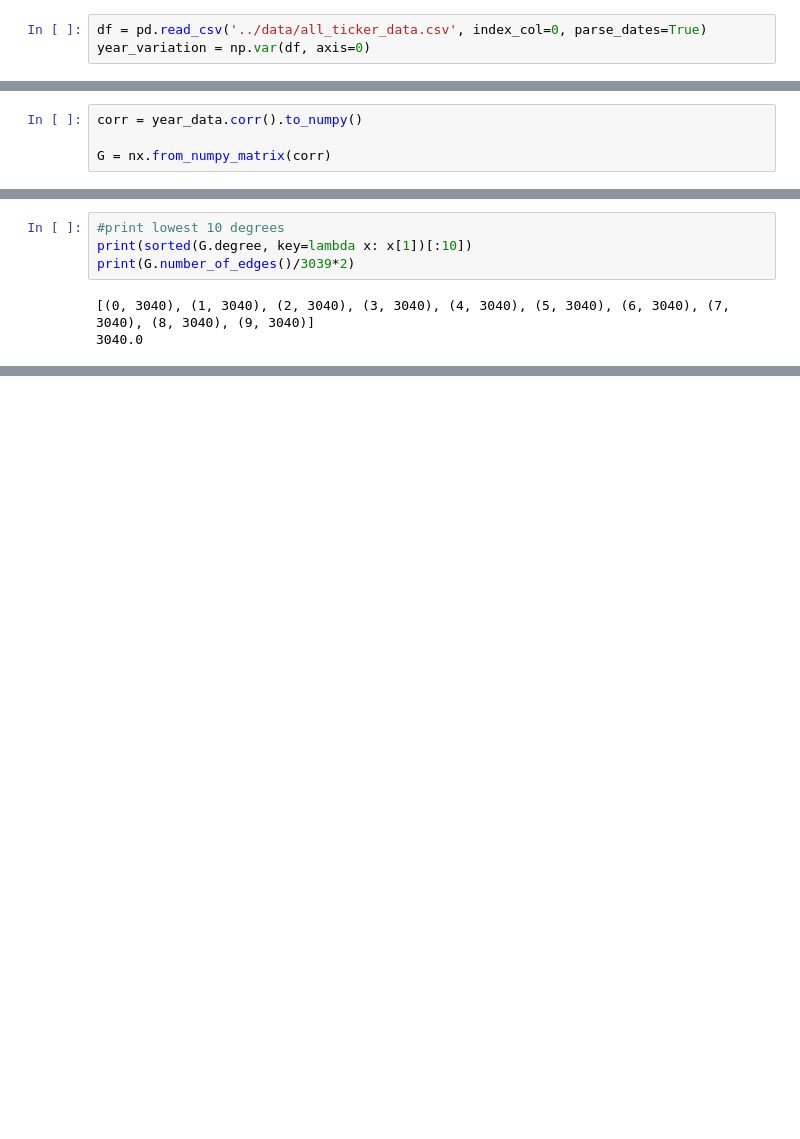
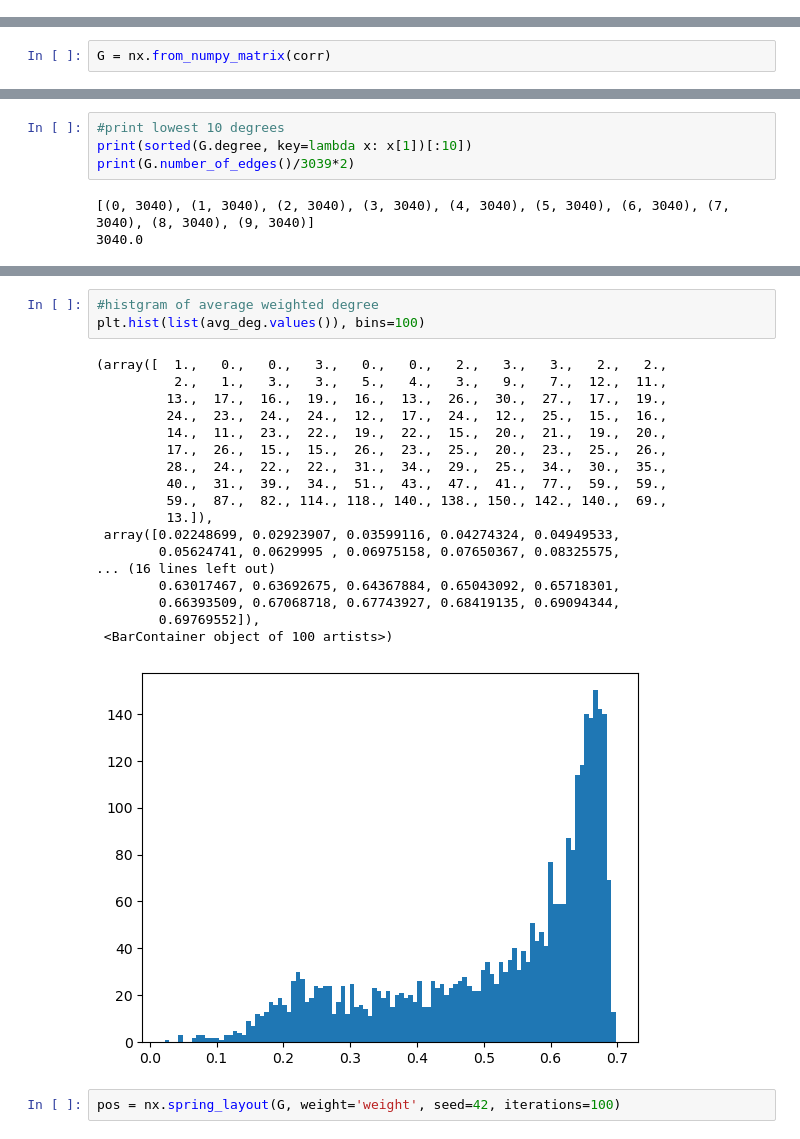
Before and after one commit to borchand/Network_Analysis, a Jupyter notebook: script/EDA.ipynb, the cells around one changed output, grey strips where cells are left out. Cells and saved outputs as stored; diff of their text form; blank space fills up the shorter version.

```diff
--- a/script/EDA.ipynb
+++ b/script/EDA.ipynb
@@ -8,3 +8,0 @@ import seaborn as sns
-# %%
-df = pd.read_csv('../data/all_ticker_data.csv', index_col=0, parse_dates=True)
-year_variation = np.var(df, axis=0)
@@ -17,5 +47,3 @@ year_data.fillna(0, inplace=True)
 # %%
-corr = year_data.corr().to_numpy()
-
 G = nx.from_numpy_matrix(corr)
 # %%
@@ -44,0 +73,24 @@ Average weighted degree:  [('TOWN', 0.698024577133519), ('CASY', 0.6967378157157
+# %%
+#histgram of average weighted degree
+plt.hist(list(avg_deg.values()), bins=100)
+# %% [output]
+(array([  1.,   0.,   0.,   3.,   0.,   0.,   2.,   3.,   3.,   2.,   2.,
+          2.,   1.,   3.,   3.,   5.,   4.,   3.,   9.,   7.,  12.,  11.,
+         13.,  17.,  16.,  19.,  16.,  13.,  26.,  30.,  27.,  17.,  19.,
+         24.,  23.,  24.,  24.,  12.,  17.,  24.,  12.,  25.,  15.,  16.,
+         14.,  11.,  23.,  22.,  19.,  22.,  15.,  20.,  21.,  19.,  20.,
+         17.,  26.,  15.,  15.,  26.,  23.,  25.,  20.,  23.,  25.,  26.,
+         28.,  24.,  22.,  22.,  31.,  34.,  29.,  25.,  34.,  30.,  35.,
+         40.,  31.,  39.,  34.,  51.,  43.,  47.,  41.,  77.,  59.,  59.,
+         59.,  87.,  82., 114., 118., 140., 138., 150., 142., 140.,  69.,
+         13.]),
+ array([0.02248699, 0.02923907, 0.03599116, 0.04274324, 0.04949533,
+        0.05624741, 0.0629995 , 0.06975158, 0.07650367, 0.08325575,
+... (16 lines left out)
+        0.63017467, 0.63692675, 0.64367884, 0.65043092, 0.65718301,
+        0.66393509, 0.67068718, 0.67743927, 0.68419135, 0.69094344,
+        0.69769552]),
+ <BarContainer object of 100 artists>)
+[figure, added]
+# %%
+pos = nx.spring_layout(G, weight='weight', seed=42, iterations=100)
```
Also changed, not shown: parts of 10 cells of this notebook.
